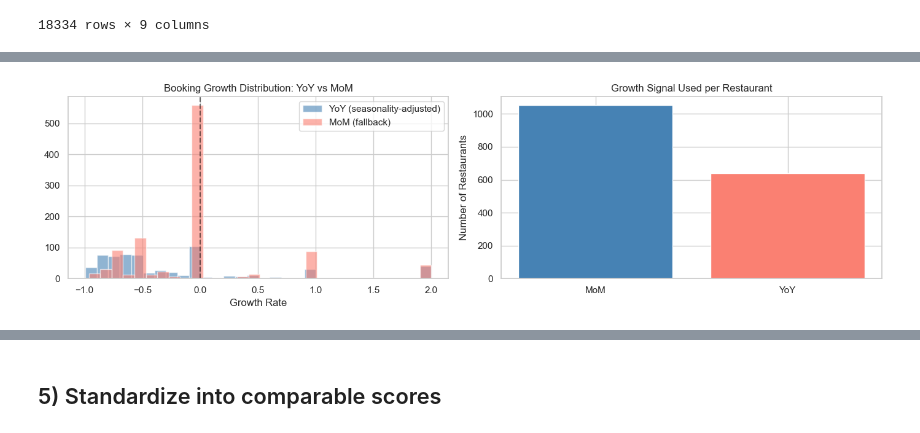
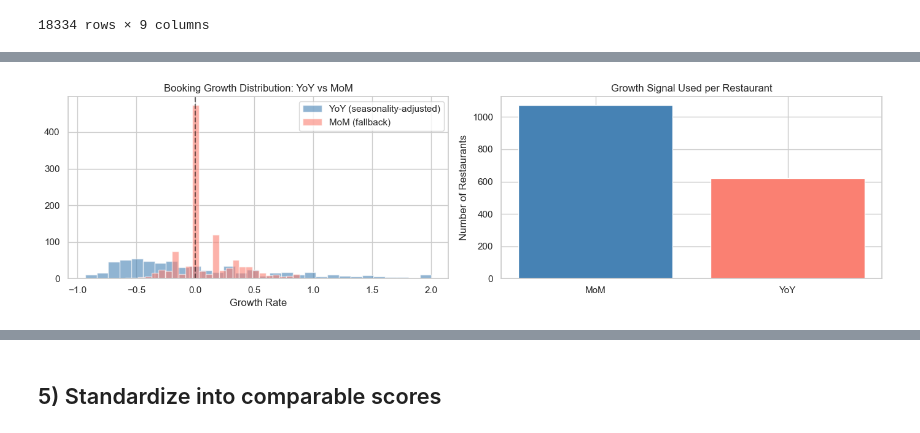
Before and after one commit to liyunling2/OPE, a Jupyter notebook: _2_feature_engineering+momentum/start/momentum_seasonality.ipynb, the cells around one changed output, grey strips where cells are left out. Saved outputs shown, nothing was run; the diff lists cells and outputs as text; code cells hidden in the pictures.

```diff
--- a/_2_feature_engineering+momentum/start/momentum_seasonality.ipynb
+++ b/_2_feature_engineering+momentum/start/momentum_seasonality.ipynb
@@ -580,33 +632,33 @@ Name: count, dtype: int64
 # %%
-# ── Visualise: YoY vs MoM growth distribution comparison ─────────────────────
+# â”€â”€ Visualise: YoY vs MoM growth distribution comparison â”€â”€â”€â”€â”€â”€â”€â”€â”€â”€â”€â”€â”€â”€â”€â”€â”€â”€â”€â”€â”€
 fig, axes = plt.subplots(1, 2, figsize=(14, 4))
 
 # Booking growth
 latest_snap = restaurants_agg_active.sort_values("year_month").groupby("name").tail(1)
 
 axes[0].hist(
-    latest_snap[latest_snap["growth_signal_used"] == "YoY"]["booking_growth_pct"].clip(-1, 2),
+    latest_snap[latest_snap["growth_signal_used"] == "YoY"]["booking_growth_rolling"].clip(-1, 2),
     bins=30, alpha=0.6, color="steelblue", label="YoY (seasonality-adjusted)"
 )
 axes[0].hist(
-    latest_snap[latest_snap["growth_signal_used"] == "MoM"]["booking_growth_pct"].clip(-1, 2),
+    latest_snap[latest_snap["growth_signal_used"] == "MoM"]["booking_growth_rolling"].clip(-1, 2),
     bins=30, alpha=0.6, color="salmon", label="MoM (fallback)"
 )
 axes[0].axvline(0, color="black", linestyle="--", alpha=0.5)
 axes[0].set_title("Booking Growth Distribution: YoY vs MoM")
 axes[0].set_xlabel("Growth Rate")
 axes[0].legend()
 
 # Signal used breakdown
 signal_counts = latest_snap["growth_signal_used"].value_counts()
 axes[1].bar(signal_counts.index, signal_counts.values, color=["steelblue", "salmon"])
 axes[1].set_title("Growth Signal Used per Restaurant")
 axes[1].set_ylabel("Number of Restaurants")
 
 plt.tight_layout()
 plt.show()
 # %% [output]
-[figure, old version]
+[figure, new version]
 # %%
 # Growth distributions
 fig, axes = plt.subplots(1, 2, figsize=(12, 4))
```
Also changed, not shown: parts of 22 cells of this notebook, 9 other files.
